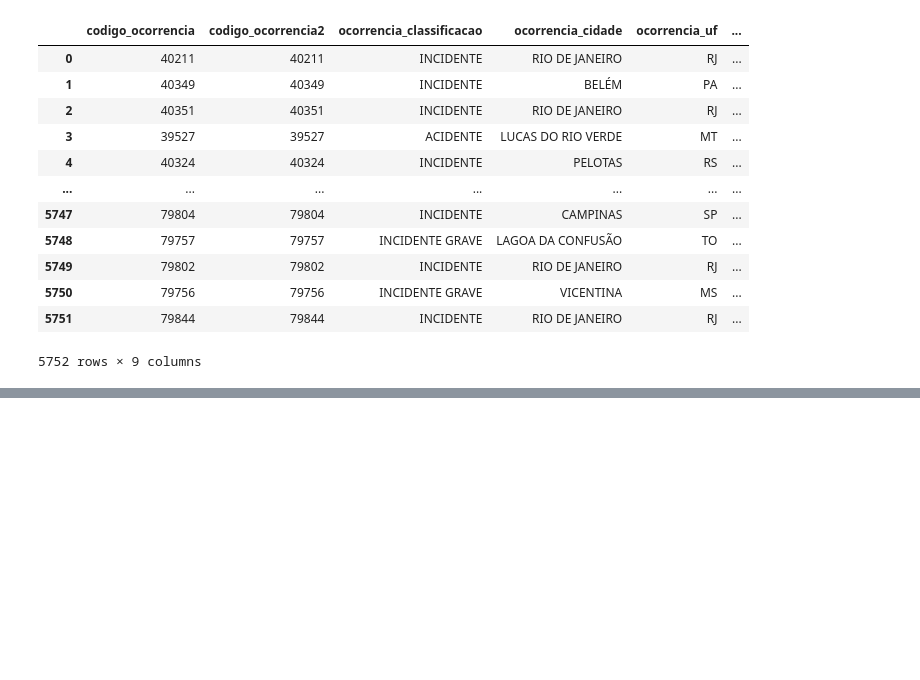
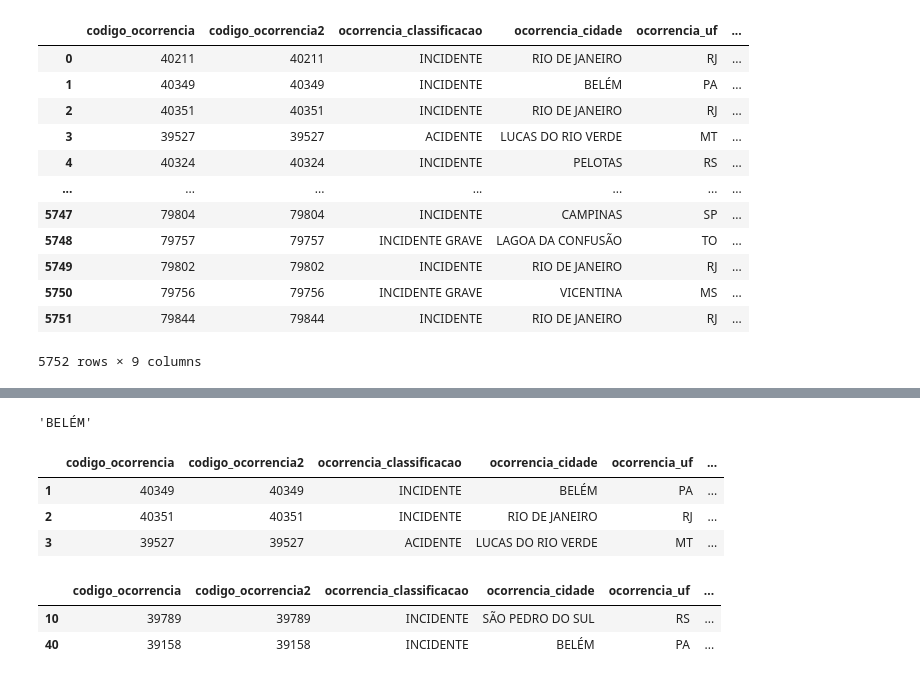
Before and after one commit to flaviohnm/projeto_etl, a Jupyter notebook: projeto_etl.ipynb, the cells around one changed output, grey strips where cells are left out. Cells and saved outputs as stored; diff of their text form; code cells hidden in the pictures; blank space fills up the shorter version.

```diff
--- a/projeto_etl.ipynb
+++ b/projeto_etl.ipynb
@@ -10,7 +6,7 @@
 import pandas as pd
 import pandera as pa
 # %%
-df = pd.read_csv("ocorrencia_2010_2020.csv",sep=";",parse_dates=['ocorrencia_dia'],dayfirst=True)
+df = pd.read_csv("/content/drive/MyDrive/DATA_ENGINEERING/ocorrencia_2010_2020.csv",sep=";",parse_dates=['ocorrencia_dia'],dayfirst=True)
 # %% [markdown]
 ## O comando "head" exibe a quantidade de linhas contida no parentesis.
 # %%
@@ -105,0 +118,17 @@ schema.validate(df)
+# %%
+df.loc[1,'ocorrencia_cidade']
+# %% [output]
+'BELÉM'
+# %%
+df.loc[1:3]
+# %% [output]
+|  | codigo_ocorrencia | codigo_ocorrencia2 | ocorrencia_classificacao | ocorrencia_cidade | ocorrencia_uf | ... |
+| 1 | 40349 | 40349 | INCIDENTE | BELÉM | PA | ... |
+| 2 | 40351 | 40351 | INCIDENTE | RIO DE JANEIRO | RJ | ... |
+| 3 | 39527 | 39527 | ACIDENTE | LUCAS DO RIO VERDE | MT | ... |
+# %%
+df.loc[[10,40]]
+# %% [output]
+|  | codigo_ocorrencia | codigo_ocorrencia2 | ocorrencia_classificacao | ocorrencia_cidade | ocorrencia_uf | ... |
+| 10 | 39789 | 39789 | INCIDENTE | SÃO PEDRO DO SUL | RS | ... |
+| 40 | 39158 | 39158 | INCIDENTE | BELÉM | PA | ... |
```
Also changed, not shown: parts of 4 cells of this notebook.
